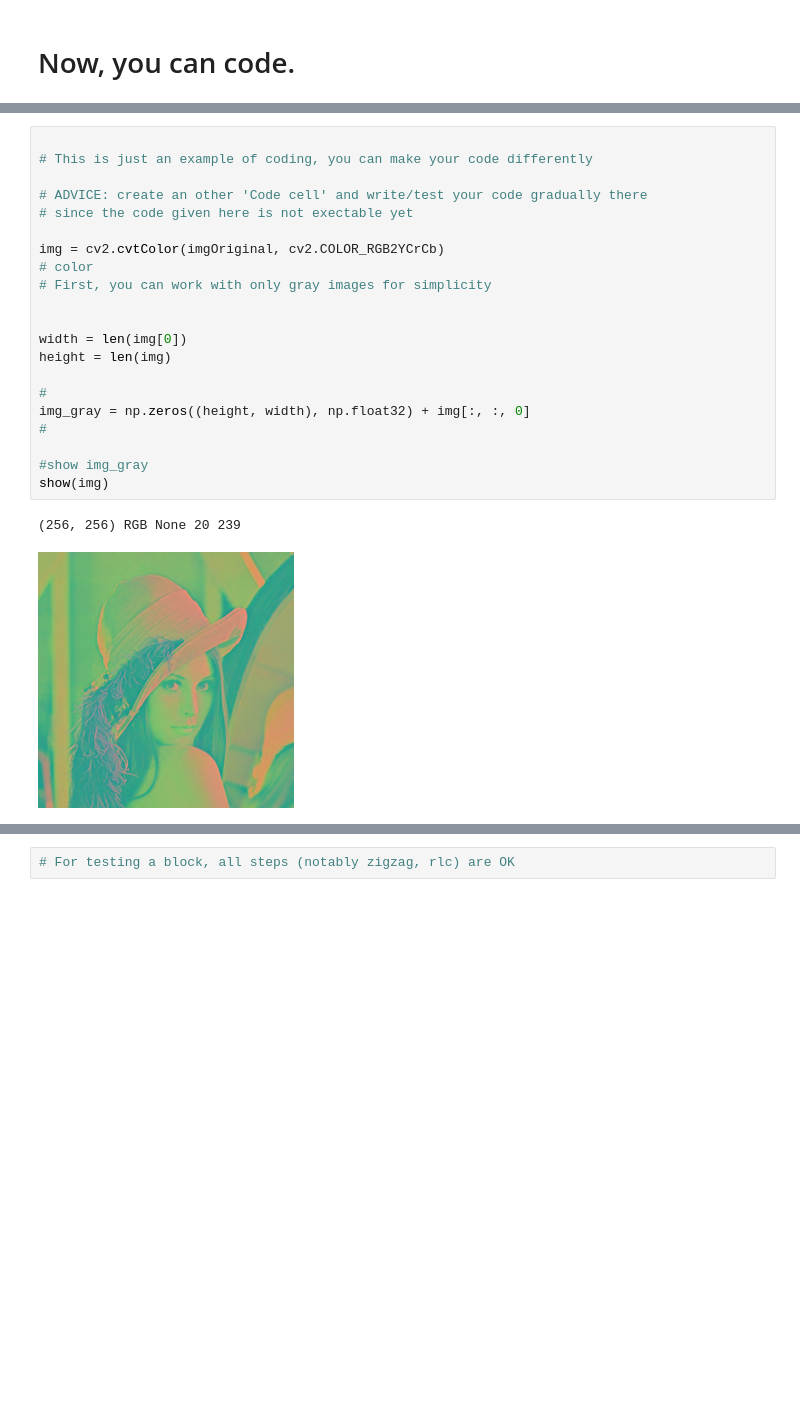
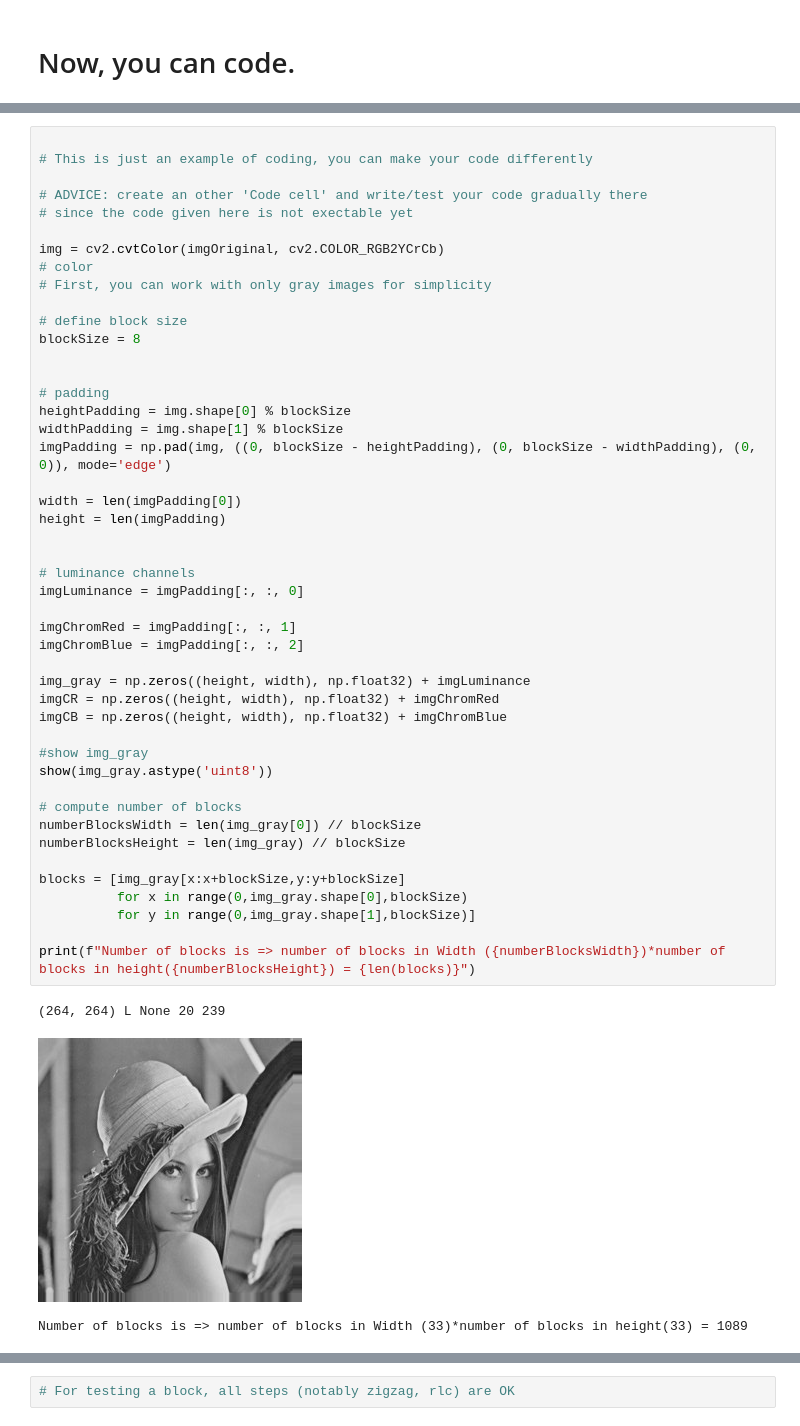
Before and after one commit to PailBoy/TP_theoprie_information, a Jupyter notebook: TP1_jpeg_francais.ipynb, the cells around one changed output, grey strips where cells are left out. Cells and saved outputs as stored; diff of their text form; blank space fills up the shorter version.

```diff
--- a/TP1_jpeg_francais.ipynb
+++ b/TP1_jpeg_francais.ipynb
@@ -703,24 +742,50 @@ show(gray_img)
 # %%
 
 # This is just an example of coding, you can make your code differently
 
 # ADVICE: create an other 'Code cell' and write/test your code gradually there
 # since the code given here is not exectable yet
 
 img = cv2.cvtColor(imgOriginal, cv2.COLOR_RGB2YCrCb)
 # color
 # First, you can work with only gray images for simplicity
 
+# define block size
+blockSize = 8
 
-width = len(img[0])
-height = len(img)
 
-#
-img_gray = np.zeros((height, width), np.float32) + img[:, :, 0]
-#
+# padding
+heightPadding = img.shape[0] % blockSize
+widthPadding = img.shape[1] % blockSize
+imgPadding = np.pad(img, ((0, blockSize - heightPadding), (0, blockSize - widthPadding), (0, 0)), mode='edge')
+
+width = len(imgPadding[0])
+height = len(imgPadding)
+
+
+# luminance channels
+imgLuminance = imgPadding[:, :, 0]
+
+imgChromRed = imgPadding[:, :, 1]
+imgChromBlue = imgPadding[:, :, 2]
+
+img_gray = np.zeros((height, width), np.float32) + imgLuminance
+imgCR = np.zeros((height, width), np.float32) + imgChromRed
+imgCB = np.zeros((height, width), np.float32) + imgChromBlue
 
 #show img_gray
-show(img)
+show(img_gray.astype('uint8'))
+
+# compute number of blocks
+numberBlocksWidth = len(img_gray[0]) // blockSize
+numberBlocksHeight = len(img_gray) // blockSize
+
+blocks = [img_gray[x:x+blockSize,y:y+blockSize]
+          for x in range(0,img_gray.shape[0],blockSize)
+          for y in range(0,img_gray.shape[1],blockSize)]
+
+print(f"Number of blocks is => number of blocks in Width ({numberBlocksWidth})*number of blocks in height({numberBlocksHeight}) = {len(blocks)}")
 # %% [output]
-(256, 256) RGB None 20 239
+(264, 264) L None 20 239
-[figure, old version]
+[figure, new version]
+Number of blocks is => number of blocks in Width (33)*number of blocks in height(33) = 1089
```
Also changed, not shown: parts of 29 cells of this notebook, 2 other files.
